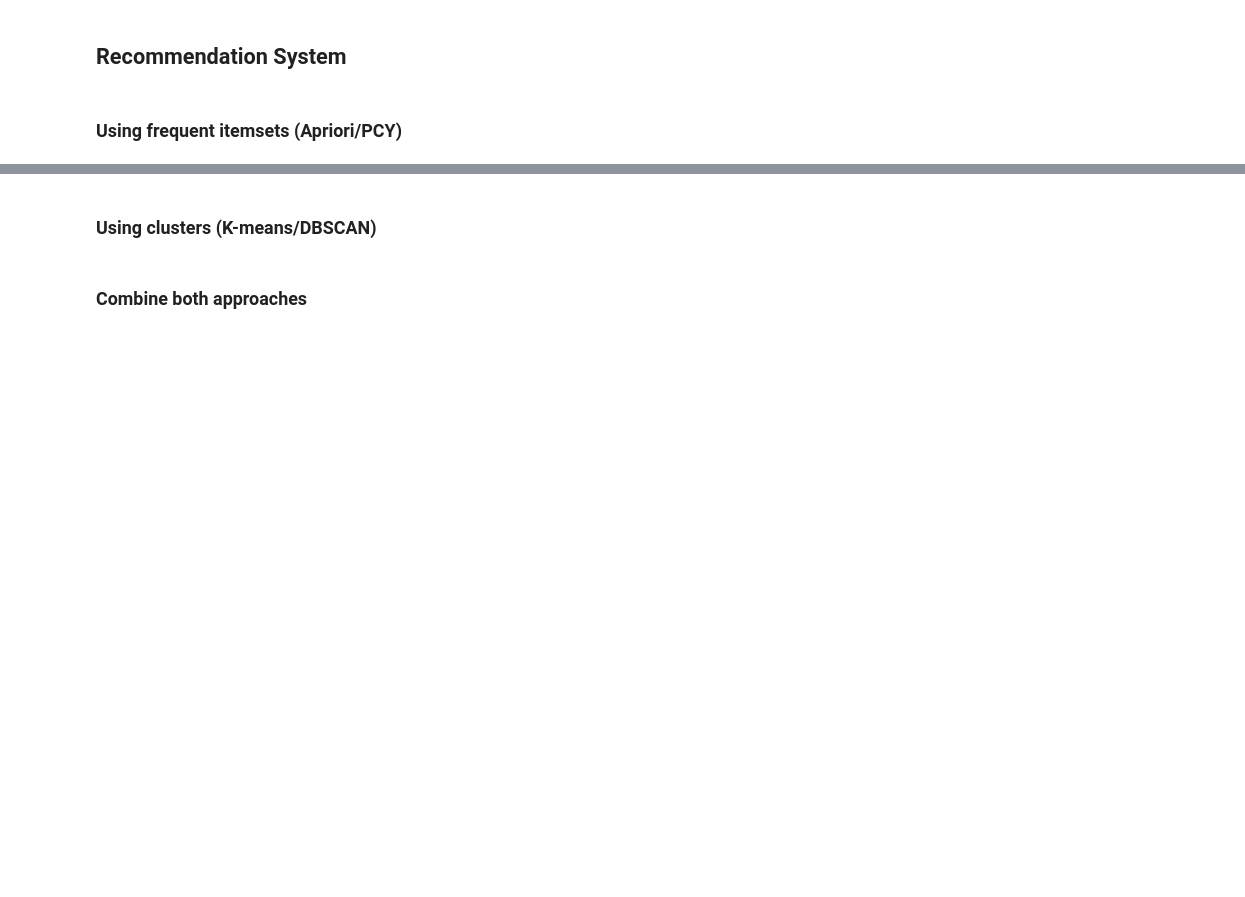
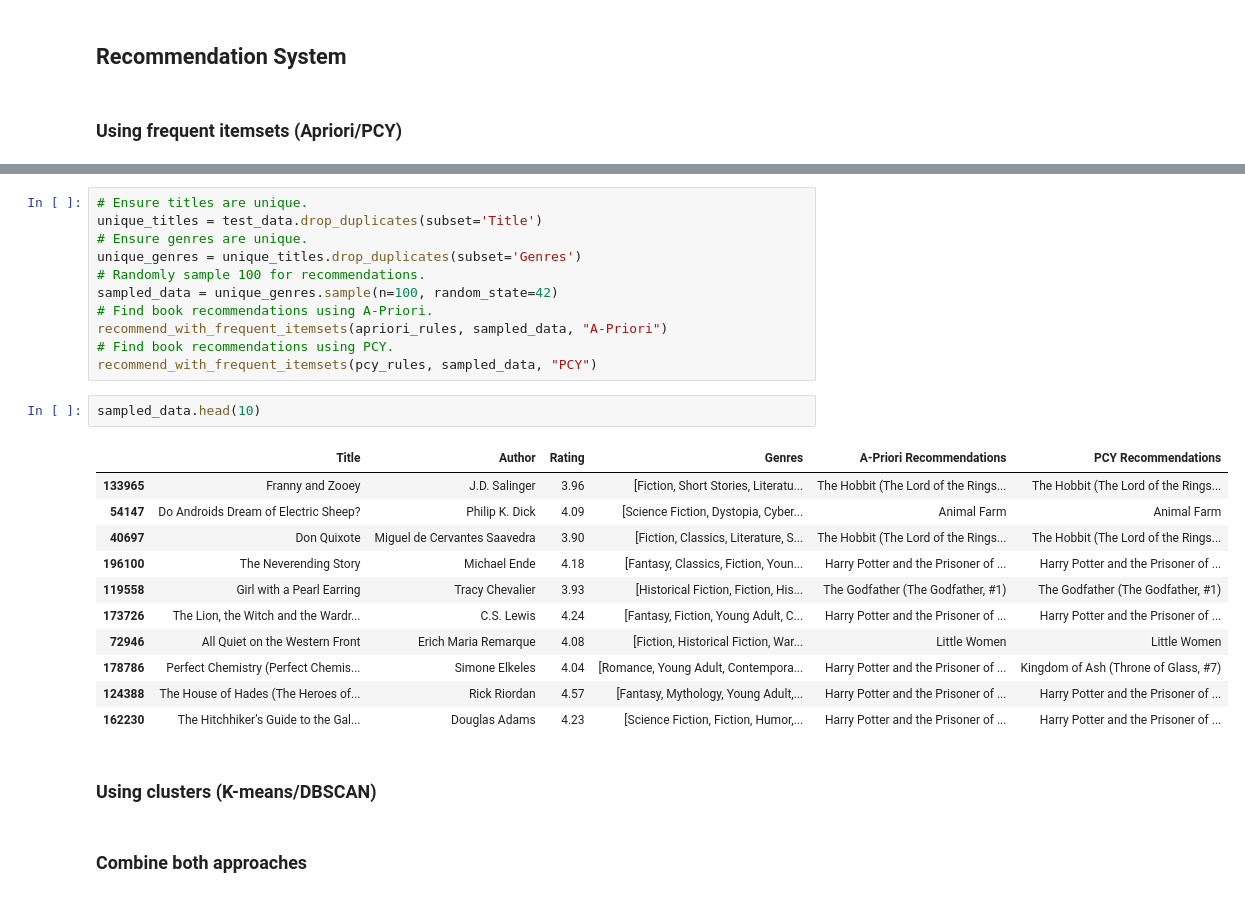
Before and after one commit to albert-moller/BookRecommender, a Jupyter notebook: recommendation_system.ipynb, the cells around one changed output, grey strips where cells are left out. Drawn from its saved outputs; the diff is of its cells as text; blank space fills up the shorter version.

Commit message:
Implemented recommender system using A-Priori and PCY

```diff
--- a/recommendation_system.ipynb
+++ b/recommendation_system.ipynb
@@ -758,3 +782,28 @@ Davies-Bouldin Index (sklearn KMeans): 2.4492122127008313
+# %%
+# Ensure titles are unique.
+unique_titles = test_data.drop_duplicates(subset='Title')
+# Ensure genres are unique.
+unique_genres = unique_titles.drop_duplicates(subset='Genres')
+# Randomly sample 100 for recommendations.
+sampled_data = unique_genres.sample(n=100, random_state=42)
+# Find book recommendations using A-Priori.
+recommend_with_frequent_itemsets(apriori_rules, sampled_data, "A-Priori")
+# Find book recommendations using PCY.
+recommend_with_frequent_itemsets(pcy_rules, sampled_data, "PCY")
+# %%
+sampled_data.head(10)
+# %% [output]
+|  | Title | Author | Rating | Genres | A-Priori Recommendations | PCY Recommendations |
+| 133965 | Franny and Zooey | J.D. Salinger | 3.96 | [Fiction, Short Stories, Literatu... | The Hobbit (The Lord of the Rings... | The Hobbit (The Lord of the Rings... |
+| 54147 | Do Androids Dream of Electric Sheep? | Philip K. Dick | 4.09 | [Science Fiction, Dystopia, Cyber... | Animal Farm | Animal Farm |
+| 40697 | Don Quixote | Miguel de Cervantes Saavedra | 3.90 | [Fiction, Classics, Literature, S... | The Hobbit (The Lord of the Rings... | The Hobbit (The Lord of the Rings... |
+| 196100 | The Neverending Story | Michael Ende | 4.18 | [Fantasy, Classics, Fiction, Youn... | Harry Potter and the Prisoner of ... | Harry Potter and the Prisoner of ... |
+| 119558 | Girl with a Pearl Earring | Tracy Chevalier | 3.93 | [Historical Fiction, Fiction, His... | The Godfather (The Godfather, #1) | The Godfather (The Godfather, #1) |
+| 173726 | The Lion, the Witch and the Wardr... | C.S. Lewis | 4.24 | [Fantasy, Fiction, Young Adult, C... | Harry Potter and the Prisoner of ... | Harry Potter and the Prisoner of ... |
+| 72946 | All Quiet on the Western Front | Erich Maria Remarque | 4.08 | [Fiction, Historical Fiction, War... | Little Women | Little Women |
+| 178786 | Perfect Chemistry (Perfect Chemis... | Simone Elkeles | 4.04 | [Romance, Young Adult, Contempora... | Harry Potter and the Prisoner of ... | Kingdom of Ash (Throne of Glass, #7) |
+| 124388 | The House of Hades (The Heroes of... | Rick Riordan | 4.57 | [Fantasy, Mythology, Young Adult,... | Harry Potter and the Prisoner of ... | Harry Potter and the Prisoner of ... |
+| 162230 | The Hitchhiker’s Guide to the Gal... | Douglas Adams | 4.23 | [Science Fiction, Fiction, Humor,... | Harry Potter and the Prisoner of ... | Harry Potter and the Prisoner of ... |
 # %% [markdown]
 ### Using clusters (K-means/DBSCAN)
 # %% [markdown]
```
Also changed, not shown: parts of 8 cells of this notebook.
